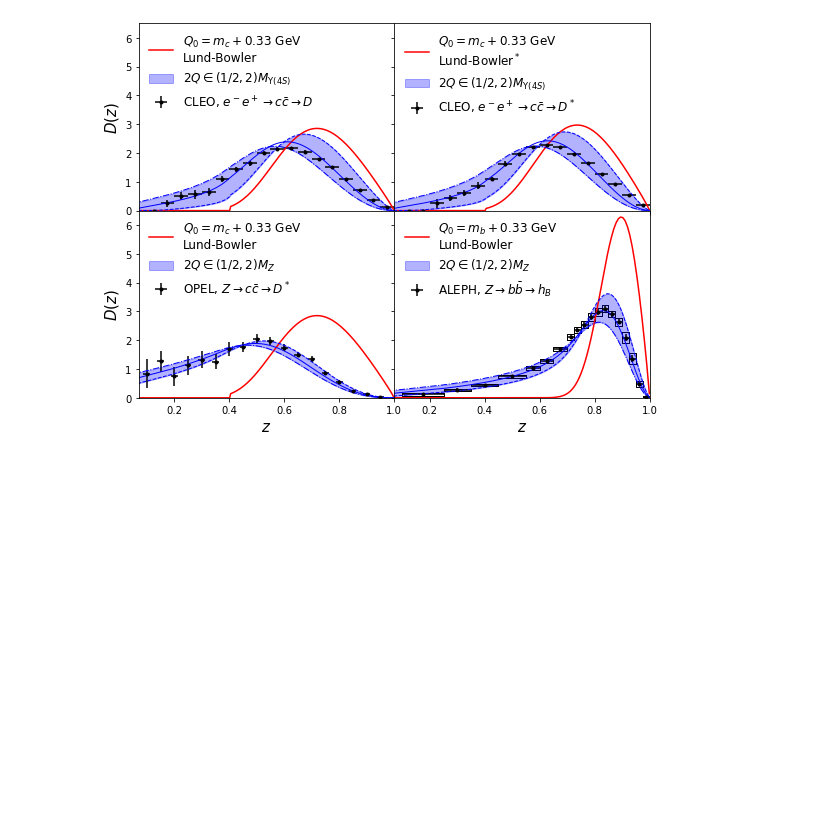
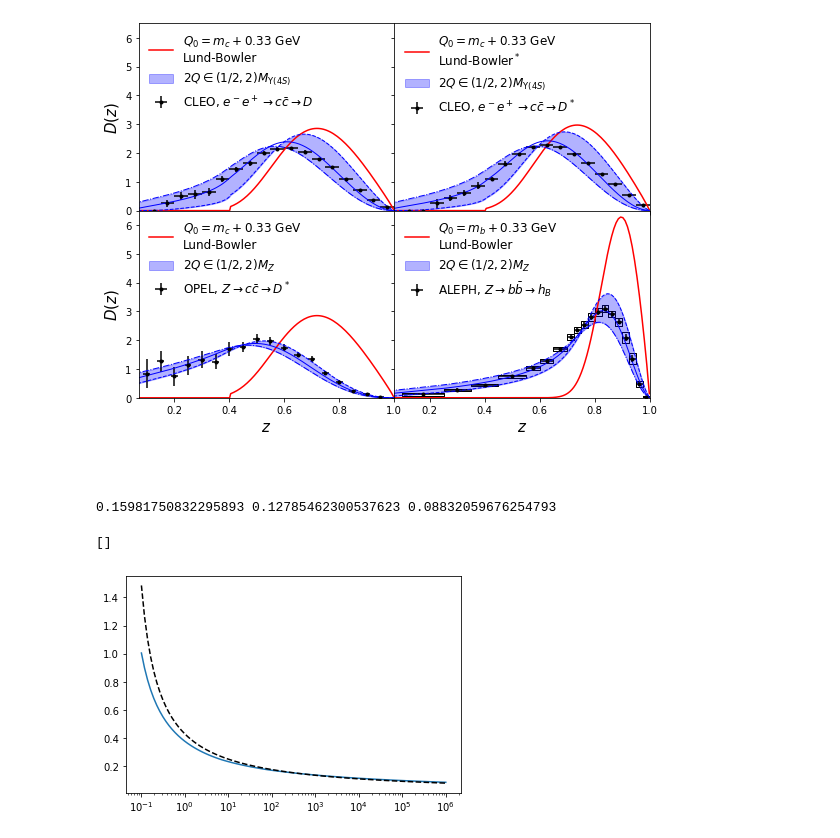
Before and after one commit to keweiyao/QCD-evolution, a Jupyter notebook: Plotting.ipynb, the cells around one changed output. Saved outputs shown, nothing was run; the diff lists cells and outputs as text; code cells hidden in the pictures; blank space fills up the shorter version.

```diff
--- a/Plotting.ipynb
+++ b/Plotting.ipynb
@@ -202,3 +249,39 @@ plt.savefig("HF-FF.png", dpi=300)
 [figure]
 # %% [markdown]
 ##
+# %%
+az = 0.118
+Mz = 91.7
+Mb = 4.5
+Mc = 1.3
+b5 = 4*np.pi/(11-2/3.*5)
+b4 = 4*np.pi/(11-2/3.*4)
+b3 = 4*np.pi/(11-2/3.*3)
+Lambda2_5 = Mz**2/np.exp(b5/az)
+a5_Mb = b5/np.log((2*Mb)**2/Lambda2_5)
+Lambda2_4 = (2*Mb)**2/np.exp(b4/a5_Mb)
+a4_Mc = b4/np.log((2*Mc)**2/Lambda2_4)
+Lambda2_3 = (2*Mc)**2/np.exp(b3/a4_Mc)
+print(Lambda2_3**.5, Lambda2_4**.5, Lambda2_5**.5)
+@np.vectorize
+def alphas(Q2):
+    if (Q2<(2*Mc)**2):
+        return b3/np.log(Q2/Lambda2_3)
+    elif (Q2<(2*Mb)**2):
+        return b4/np.log(Q2/Lambda2_4)
+    else:
+        return b5/np.log(Q2/Lambda2_5)
+
+@np.vectorize
+def alphas2(Q2):
+    return b3/np.log(Q2/.2**2)
+# %% [output]
+0.15981750832295893 0.12785462300537623 0.08832059676254793
+# %%
+Q2 = np.exp(np.linspace(np.log(.32), np.log(1e3),100))**2
+plt.plot(Q2, alphas(Q2))
+plt.plot(Q2, alphas2(Q2), 'k--')
+plt.semilogx()
+# %% [output]
+[]
+[figure, added]
```
Also changed, not shown: parts of 3 cells of this notebook, 18 other files.
